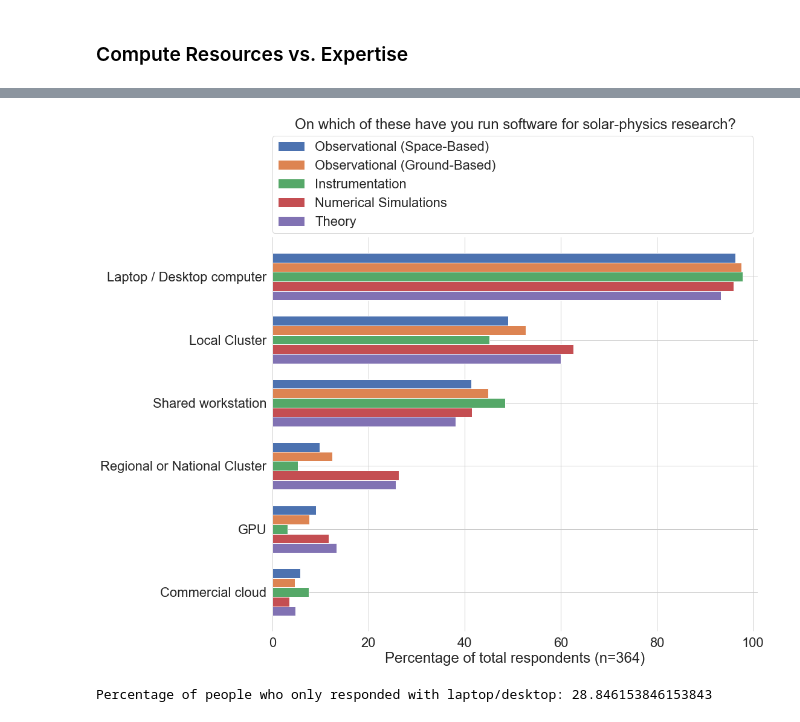
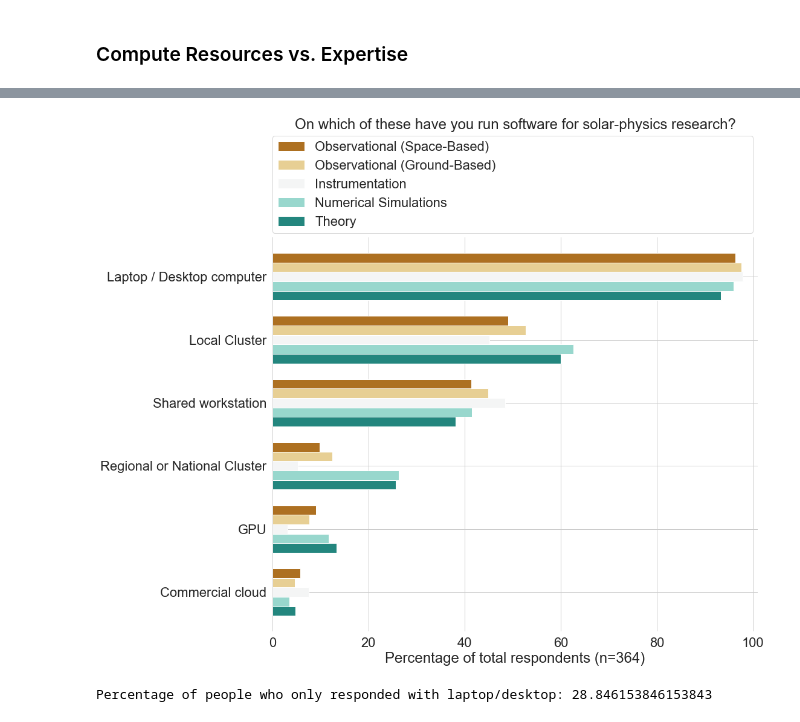
Before and after one commit to sunpy/survey, a Jupyter notebook: 2019_survey/computational_tools_in_solar_physics.ipynb, the cells around one changed output, grey strips where cells are left out. Saved outputs shown, nothing was run; the diff lists cells and outputs as text; code cells hidden in the pictures.

Commit message:
updated with colorbrewer 2.0 BrBG&n=5 color table for figures 4a, 7a, and 7b

```diff
--- a/2019_survey/computational_tools_in_solar_physics.ipynb
+++ b/2019_survey/computational_tools_in_solar_physics.ipynb
@@ -1202,7 +1202,7 @@ df12
 | GPU | 8.516484 | 10.731707 | 1.886792 | 5.952381 | 13.636364 |
 | Commercial cloud | 4.945055 | 4.878049 | 3.773585 | 5.952381 | 4.545455 |
 # %%
-fig7a = df12.sort_values(by='All Participants', ascending=False).plot.barh(figsize=(14.4, 12), stacked=False, width=0.75)
+fig7a = df12.sort_values(by='All Participants', ascending=False).plot.barh(figsize=(14.4, 12), cmap=ListedColormap(sns.color_palette("BrBG", 5).as_hex()), stacked=False, width=0.75)
 fig7a.grid(False)
 fig7a.grid(axis='x', color='whitesmoke')
 fig7a.set_title('On which of these have you run software for solar-physics research?', y=1.265)
@@ -1272,22 +1272,22 @@ df12a
 | GPU | 9.090909 | 7.692308 | 3.225806 | 11.695906 | 13.333333 |
 | Commercial cloud | 5.818182 | 4.733728 | 7.526882 | 3.508772 | 4.761905 |
 # %%
-fig7b = df12a.sort_values(by='Numerical Simulations', ascending=False).plot.barh(figsize=(14.4, 12), stacked=False, width=0.75)
+fig7b = df12a.sort_values(by='Numerical Simulations', ascending=False).plot.barh(figsize=(14.4, 12), cmap=ListedColormap(sns.color_palette("BrBG", 5).as_hex()), stacked=False, width=0.75)
 fig7a.grid(False)
 fig7a.grid(axis='x', color='whitesmoke')
 fig7b.set_title('On which of these have you run software for solar-physics research?', y=1.265)
 fig7b.set_xlabel('Percentage of total respondents (n=364)')
 fig7b.set_xlim(0.0, 101.0)
 fig7b.axvline(0, color='lightgray', lw=1.75)
 fig7b.invert_yaxis()
 fig7b.legend(bbox_to_anchor=(0., 1.01, 0.99, .101), loc='lower left', mode="expand", borderaxespad=0., ncol=1)
 fig7b.spines['top'].set_visible(False)
 fig7b.spines['right'].set_visible(False)
 fig7b.spines['bottom'].set_visible(False)
 fig7b.spines['left'].set_visible(False)
 fig7b.figure.savefig("Figure7b.png",bbox_inches='tight',dpi=300)
 # %% [output]
-[figure, old version]
+[figure, new version]
 # %%
 personal_only_numbers = len(df.loc[df['On which of these have you run software for solar-physics research?'] == 'Laptop / Desktop computer'])
 print("Percentage of people who only responded with laptop/desktop:",(personal_only_numbers/total_responses)*100.)
```
Also changed, not shown: parts of 2 cells of this notebook.
